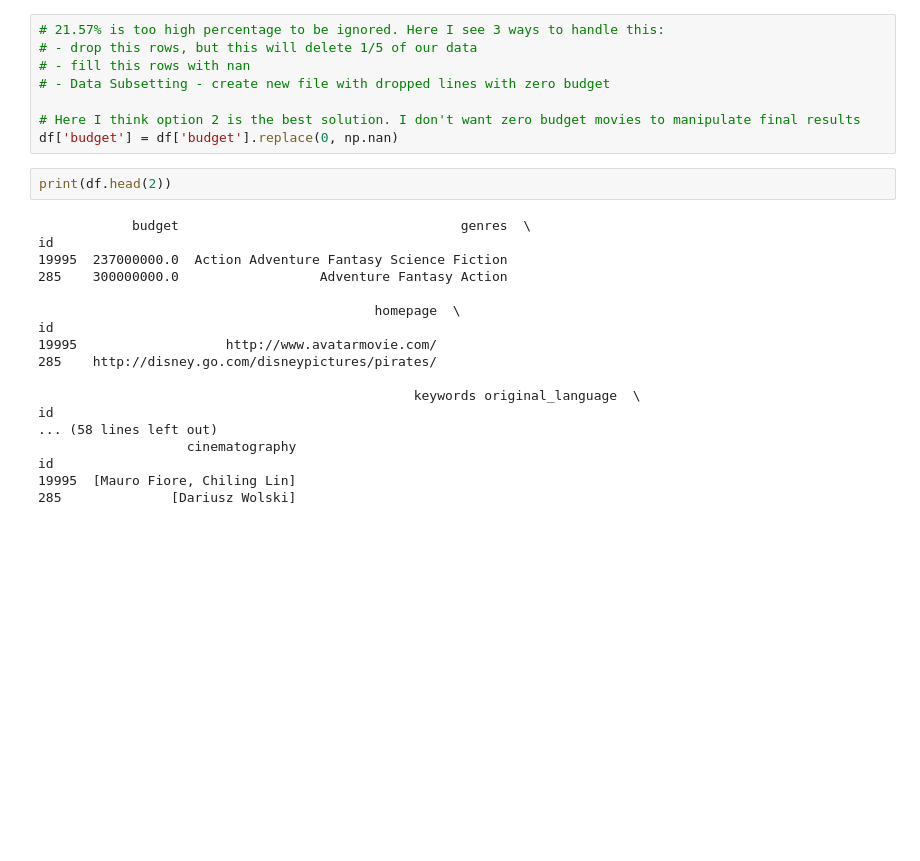
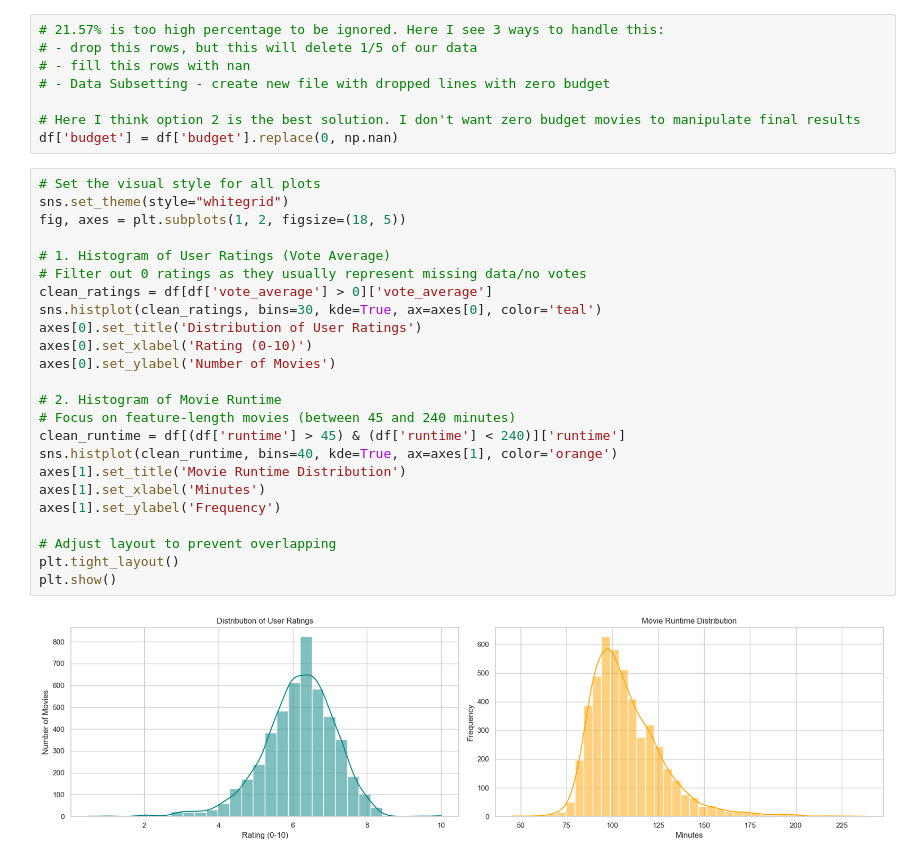
Before and after one commit to jivko25/Funko-pop-analyzer, a Jupyter notebook: movies.ipynb, the cells around one changed output. Drawn from its saved outputs; the diff is of its cells as text; blank space fills up the shorter version.

```diff
--- a/movies.ipynb
+++ b/movies.ipynb
@@ -488,22 +489,28 @@ print(f"{(len(zero_budget_movies) / len(df)) * 100:.2f}% of all movies are with
 # Here I think option 2 is the best solution. I don't want zero budget movies to manipulate final results
 df['budget'] = df['budget'].replace(0, np.nan)
 # %%
-print(df.head(2))
+# Set the visual style for all plots
+sns.set_theme(style="whitegrid")
+fig, axes = plt.subplots(1, 2, figsize=(18, 5))
+
+# 1. Histogram of User Ratings (Vote Average)
+# Filter out 0 ratings as they usually represent missing data/no votes
+clean_ratings = df[df['vote_average'] > 0]['vote_average']
+sns.histplot(clean_ratings, bins=30, kde=True, ax=axes[0], color='teal')
+axes[0].set_title('Distribution of User Ratings')
+axes[0].set_xlabel('Rating (0-10)')
+axes[0].set_ylabel('Number of Movies')
+
+# 2. Histogram of Movie Runtime
+# Focus on feature-length movies (between 45 and 240 minutes)
+clean_runtime = df[(df['runtime'] > 45) & (df['runtime'] < 240)]['runtime']
+sns.histplot(clean_runtime, bins=40, kde=True, ax=axes[1], color='orange')
+axes[1].set_title('Movie Runtime Distribution')
+axes[1].set_xlabel('Minutes')
+axes[1].set_ylabel('Frequency')
+
+# Adjust layout to prevent overlapping
+plt.tight_layout()
+plt.show()
 # %% [output]
-            budget                                    genres  \
-id
-19995  237000000.0  Action Adventure Fantasy Science Fiction
-285    300000000.0                  Adventure Fantasy Action
-
-                                           homepage  \
-id
-19995                   http://www.avatarmovie.com/
-285    http://disney.go.com/disneypictures/pirates/
-
-                                                keywords original_language  \
-id
-... (58 lines left out)
-                   cinematography
-id
-19995  [Mauro Fiore, Chiling Lin]
-285              [Dariusz Wolski]
+[figure, added]
```
Also changed, not shown: parts of 10 cells of this notebook.
